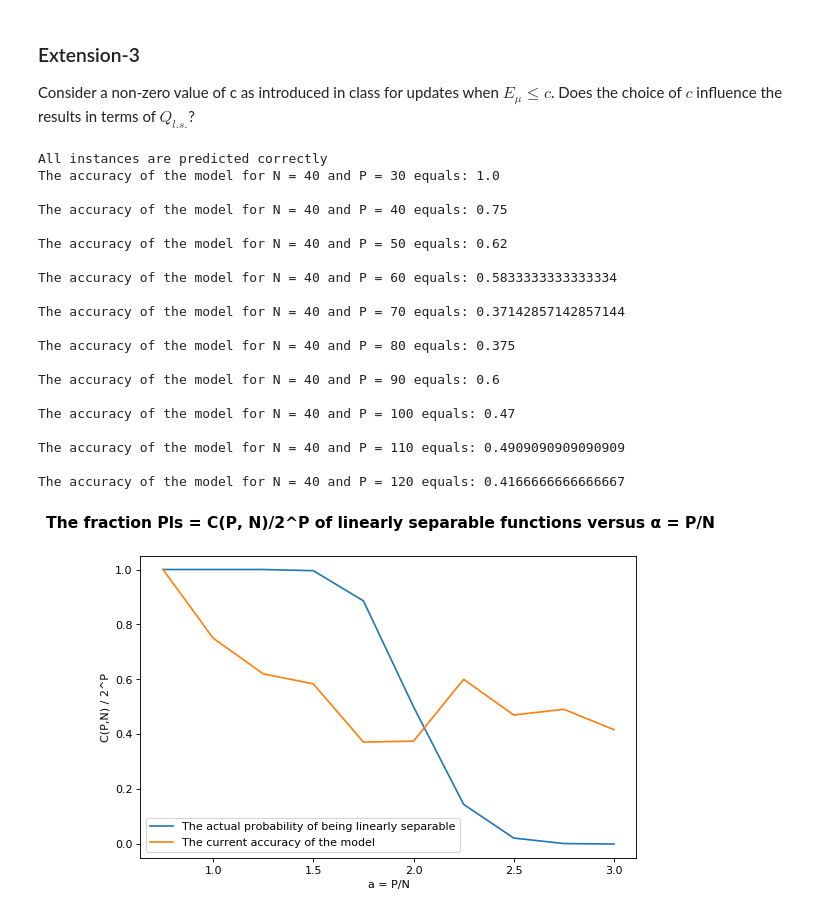
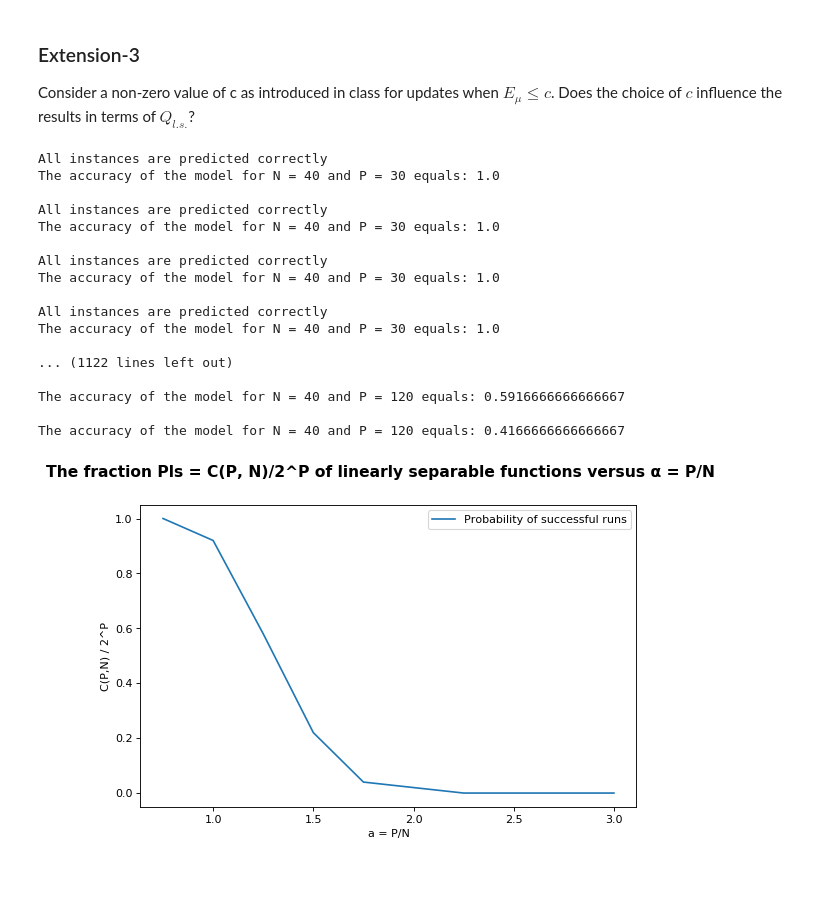
Before and after one commit to philip-andreadis/group_assignments, a Jupyter notebook: RosenblattPerceptron.ipynb, the cells around one changed output. Saved outputs shown, nothing was run; the diff lists cells and outputs as text; code cells hidden in the pictures; blank space fills up the shorter version.

```diff
--- a/RosenblattPerceptron.ipynb
+++ b/RosenblattPerceptron.ipynb
@@ -71,7 +71,6 @@ def rosenblattPerceptron(x, s, w, P, c):
 
         for j in range(P):
             # Predict the labels
-            y_pred = np.sign(x[j].dot(w.T))
             E = np.append(E, x[j].dot(w.T)*s[j])
 
             # Update weights in case predicted value != true value
@@ -187,8 +187,9 @@ A = np.arange(0.75, 3.25, 0.25)
 # The margin of whether weights change
 c = 0
 # Initialize number of epochs
-epochs = 500
-nd = 5
+epochs = 50
+# Number of repeated datasets
+n = 10
 
 for N in N:
     prob = np.array([])
@@ -197,18 +198,17 @@ for N in N:
         # Number of training samples (rows)
         P = int(a*N)
 
-        # Generate nd independent datasets
-        for j in range(nd):
+        # Generate n independent datasets given certain P and N
+        for j in range(n):
             # Initialize training samples
             x, s, w = init_(P, N)
             # Run Rosenblatt-Perceptron algorithm
             accuracy = np.append(accuracy, rosenblattPerceptron(x, s, w, P, c) )
 
-        prob = np.append(prob, np.sum(accuracy[accuracy==1])/nd)
+        prob = np.append(prob, np.sum(accuracy[accuracy==1])/n)
 
-    plt.figure(figsize=(8, 5), dpi=80)
-    successfulPlot(A, prob, 'The probability of successful runs')
-    plt.legend(loc='best')
+    successfulPlot(A, prob, 'Probability of successful runs')
+
 plt.show()
 # %% [output]
 All instances are predicted correctly
@@ -303,57 +237,50 @@ choice of $c$ influence the results in terms of $Q_{l.s.}$?
 # %%
 # Number of features (columns)
 N = 40
 # The different ratios of P to N
 A = np.arange(0.75, 3.25, 0.25)
 # The margin of whether weights change
-c = 100
+c = 1
 # Initialize number of epochs
-epochs = 500
-# Results
-accuracy = []
-prob = []
+epochs = 50
+# Number of repeated datasets
+n = 50
+prob = np.array([])
 
 for a in A:
+    accuracy = np.array([])
     # Number of training samples (rows)
     P = int(a*N)
-    # Initialize training samples
-    x, s, w = init_(P, N)
-    # Run Rosenblatt-Perceptron algorithm
-    accuracy.append( rosenblattPerceptron(x, s, w, P, c) )
 
-    if (P <= N):
-        prob.append(1)
-    else:
-        q = []
-        for i in range(N):
-            q.append( comb(P-1, i) )
-        prob.append( 2**(1-P) * np.sum(q) )
+    # Generate n independent datasets
+    for j in range(n):
+        # Initialize training samples given certain N and P
+        x, s, w = init_(P, N)
+        # Run Rosenblatt-Perceptron algorithm
+        accuracy = np.append(accuracy, rosenblattPerceptron(x, s, w, P, c) )
 
-# Plot function
+    prob = np.append(prob, np.sum(accuracy[accuracy==1])/n)
+
 plt.figure(figsize=(8, 5), dpi=80)
-successfulPlot(A, prob, 'The actual probability of being linearly separable')
-successfulPlot(A, accuracy, 'The current accuracy of the model')
+successfulPlot(A, prob, 'Probability of successful runs')
 plt.legend(loc='best')
 plt.show()
 # %% [output]
 All instances are predicted correctly
 The accuracy of the model for N = 40 and P = 30 equals: 1.0
 
-The accuracy of the model for N = 40 and P = 40 equals: 0.75
+All instances are predicted correctly
+The accuracy of the model for N = 40 and P = 30 equals: 1.0
 
-The accuracy of the model for N = 40 and P = 50 equals: 0.62
+All instances are predicted correctly
+The accuracy of the model for N = 40 and P = 30 equals: 1.0
 
-The accuracy of the model for N = 40 and P = 60 equals: 0.5833333333333334
+All instances are predicted correctly
+The accuracy of the model for N = 40 and P = 30 equals: 1.0
 
-The accuracy of the model for N = 40 and P = 70 equals: 0.37142857142857144
+... (1122 lines left out)
 
-The accuracy of the model for N = 40 and P = 80 equals: 0.375
-
-The accuracy of the model for N = 40 and P = 90 equals: 0.6
-
-The accuracy of the model for N = 40 and P = 100 equals: 0.47
-
-The accuracy of the model for N = 40 and P = 110 equals: 0.4909090909090909
+The accuracy of the model for N = 40 and P = 120 equals: 0.5916666666666667
 
 The accuracy of the model for N = 40 and P = 120 equals: 0.4166666666666667
-[figure, old version]
+[figure, new version]
```
Also changed, not shown: parts of 3 cells of this notebook.
